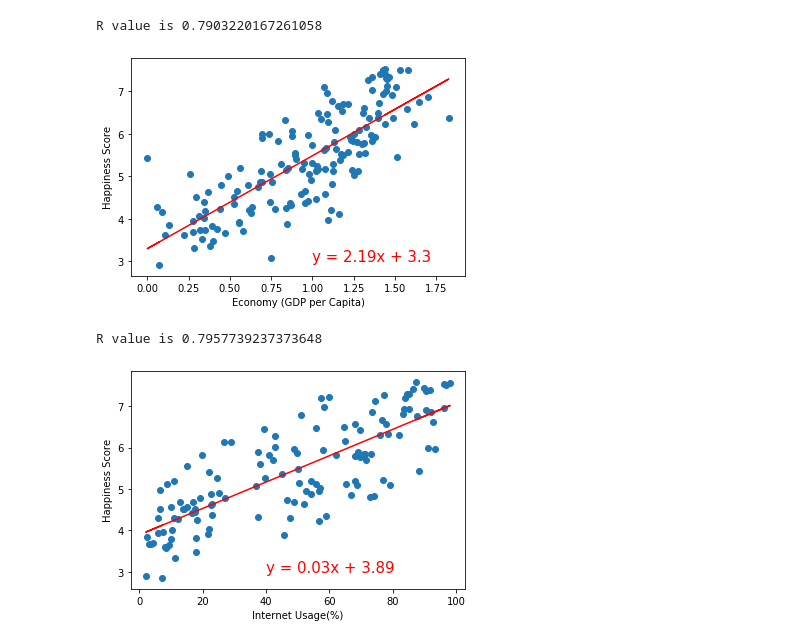
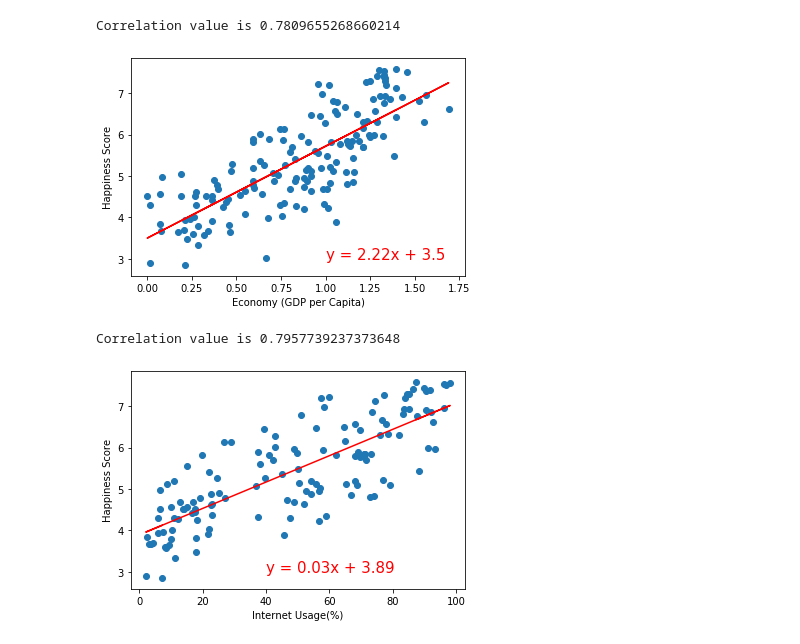
Before and after one commit to ryanmarshall80/project1, a Jupyter notebook: HappinessReport.ipynb, the cells around one changed output. Cells and saved outputs as stored; diff of their text form; code cells hidden in the pictures.

Commit message:
Updated HappinessReport and added PNGS

```diff
--- a/HappinessReport.ipynb
+++ b/HappinessReport.ipynb
@@ -42,22 +69,22 @@ happy_alco.plot.scatter("Total alcohol consumption per capita (liters of pure al
 [figure]
 # %%
-x_values = happy_df2016["Economy (GDP per Capita)"]
-y_values = happy_df2016["Happiness Score"]
+x_values = happy_df2015["Economy (GDP per Capita)"]
+y_values = happy_df2015["Happiness Score"]
 correlation = st.pearsonr(x_values,y_values)
 (slope, intercept, rvalue, pvalue, stderr) = linregress(x_values, y_values)
 regress_values = x_values * slope + intercept
 line_eq = "y = " + str(round(slope,2)) + "x + " + str(round(intercept,2))
 plt.scatter(x_values,y_values)
 plt.plot(x_values,regress_values,"r-")
 plt.annotate(line_eq,(1.00,3),fontsize=15,color="red")
 plt.xlabel('Economy (GDP per Capita)')
 plt.ylabel('Happiness Score')
-print(f"R value is {correlation[0]}")
-#plt.savefig('happiness_vs_economy')
+print(f"Correlation value is {correlation[0]}")
+plt.savefig('happiness_vs_economy')
 plt.show()
 # %% [output]
-R value is 0.7903220167261058
+Correlation value is 0.7809655268660214
-[figure, old version]
+[figure, new version]
 # %%
 internet_path = 'Internet Usage.csv'
 internet_df = pd.read_csv(internet_path)
@@ -81,11 +108,11 @@ plt.plot(x_values2,regress_values,"r-")
 plt.annotate(line_eq,(40,3),fontsize=15,color="red")
 plt.xlabel('Internet Usage(%)')
 plt.ylabel('Happiness Score')
-print(f"R value is {correlation[0]}")
-#plt.savefig('happiness_vs_internet')
+print(f"Correlation value is {correlation[0]}")
+plt.savefig('happiness_vs_internet')
 plt.show()
 # %% [output]
-R value is 0.7957739237373648
+Correlation value is 0.7957739237373648
 [figure]
 # %%
 happy_report_complete_path = 'happiness_report_complete.csv'
```
Also changed, not shown: parts of 23 cells of this notebook, 6 other files.
